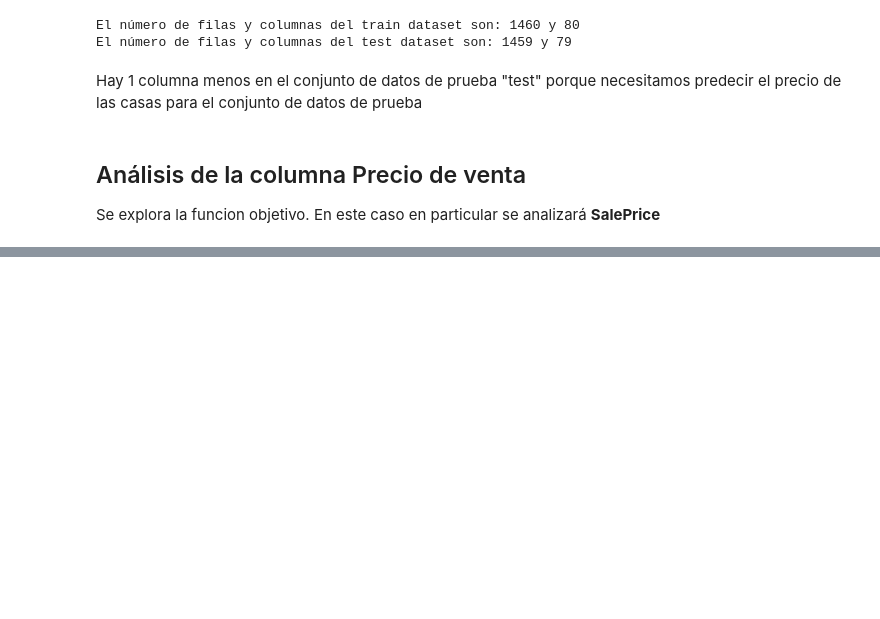
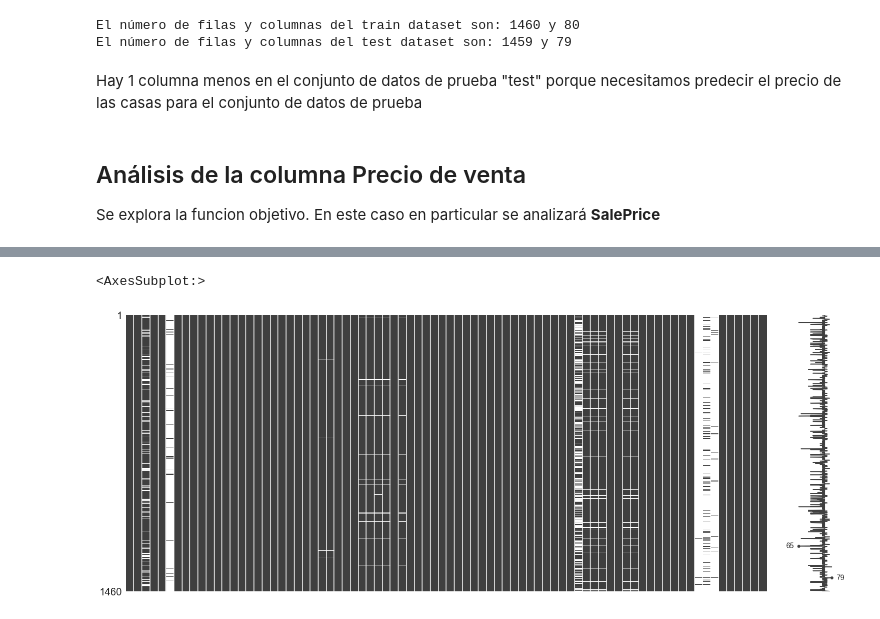
Before and after one commit to lugeminai/Hackathon, a Jupyter notebook: eda.ipynb, the cells around one changed output, grey strips where cells are left out. Cells and saved outputs as stored; diff of their text form; code cells hidden in the pictures; blank space fills up the shorter version.

```diff
--- a/eda.ipynb
+++ b/eda.ipynb
@@ -88,0 +106,7 @@ three_chart_plot(df, 'SalePrice')
+# %%
+import missingno as msno
+%matplotlib inline
+msno.matrix(train)
+# %% [output]
+<AxesSubplot:>
+[figure, added]
```
Also changed, not shown: parts of 20 cells of this notebook.
